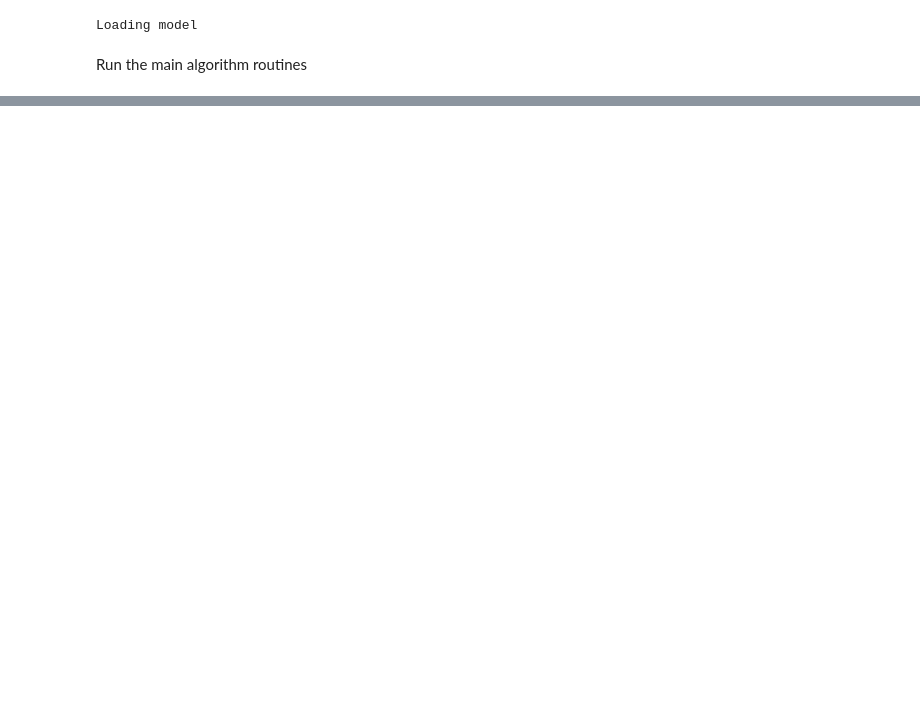
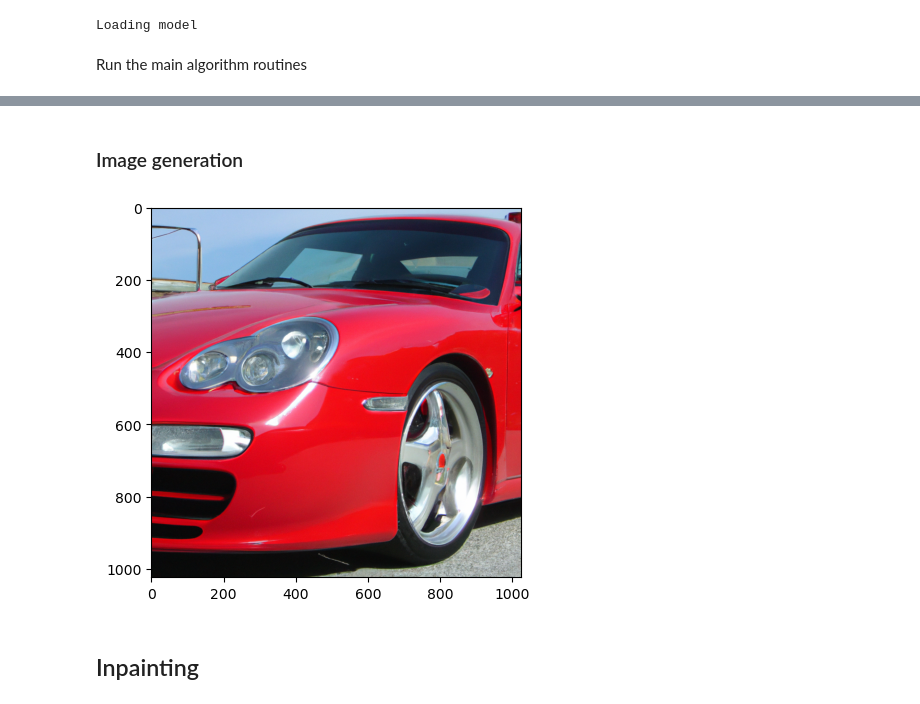
Before and after one commit to kevm314/prompted-inpainting-backend, a Jupyter notebook: app/algorithms/prompted_figure_inpainting/runner_notebook.ipynb, the cells around one changed output, grey strips where cells are left out. Cells and saved outputs as stored; diff of their text form; code cells hidden in the pictures; blank space fills up the shorter version.

```diff
--- a/app/algorithms/prompted_figure_inpainting/runner_notebook.ipynb
+++ b/app/algorithms/prompted_figure_inpainting/runner_notebook.ipynb
@@ -91,0 +152,4 @@ plt.imshow(Image.fromarray(processed_output_img.astype(np.uint8)))
+# %%
+
+# openai.organization = "YOUR_ORG_ID"
+openai.api_key = os.getenv("MODEL_API_KEY")
@@ -91,0 +158,22 @@ plt.imshow(Image.fromarray(processed_output_img.astype(np.uint8)))
+# %%
+def decode_image(response):
+    output_image = Image.open(BytesIO(base64.b64decode(response['data'][0]["b64_json"])))
+    output_arr = np.asarray(output_image)
+    plt.figure(figsize=(20,12))
+    plt.imshow(output_arr)
+    plt.show()
+# %% [markdown]
+### Image generation
+# %%
+response = openai.Image.create(
+  prompt="a red porsche sports car",
+  n=1,
+  size="1024x1024",
+  response_format="b64_json"
+)
+# %%
+decode_image(response)
+# %% [output]
+[figure, added]
+# %% [markdown]
+## Inpainting
```
Also changed, not shown: parts of 14 cells of this notebook, 4 other files.
